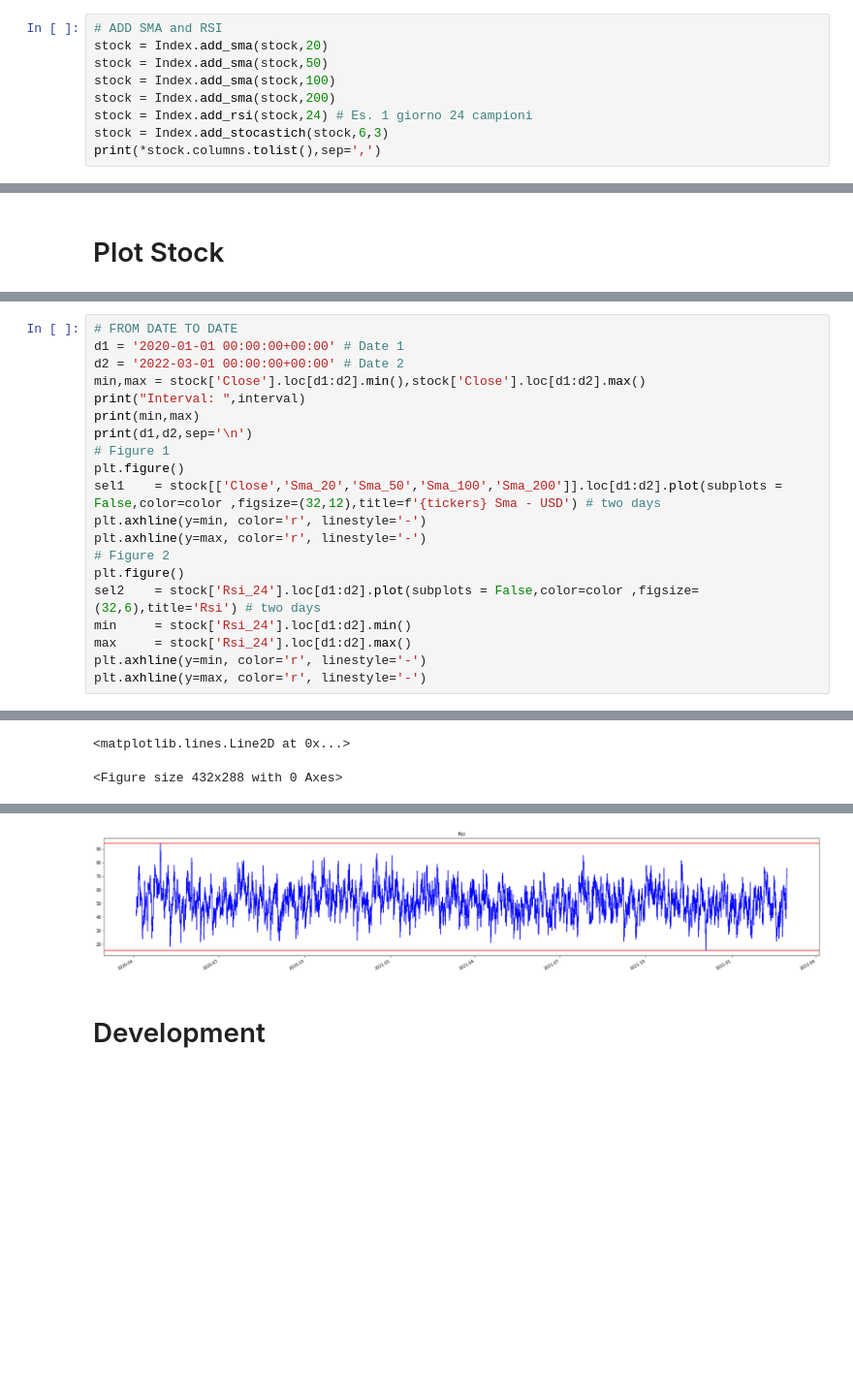
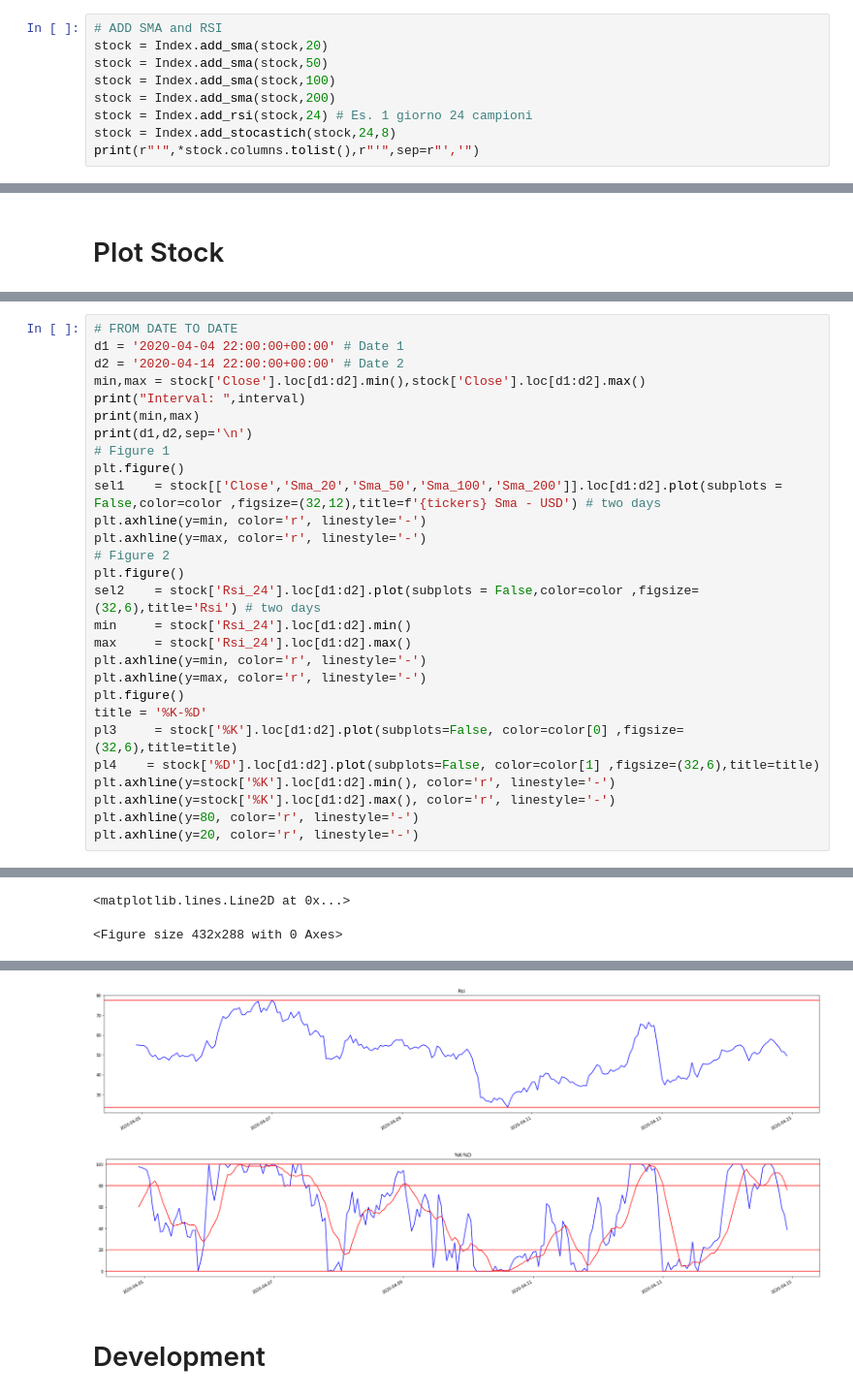
Before and after one commit to MarcoPluchino/2021_FinanceJupyterTutorial, a Jupyter notebook: rbt/notebook/wc_20220329_prova.ipynb, the cells around one changed output, grey strips where cells are left out. Shown at 97% size. Drawn from its saved outputs; the diff is of its cells as text; blank space fills up the shorter version.

```diff
--- a/rbt/notebook/wc_20220329_prova.ipynb
+++ b/rbt/notebook/wc_20220329_prova.ipynb
@@ -53,8 +53,8 @@ stock = Index.add_sma(stock,50)
 stock = Index.add_sma(stock,100)
 stock = Index.add_sma(stock,200)
 stock = Index.add_rsi(stock,24) # Es. 1 giorno 24 campioni
-stock = Index.add_stocastich(stock,6,3)
-print(*stock.columns.tolist(),sep=',')
+stock = Index.add_stocastich(stock,24,8)
+print(r"'",*stock.columns.tolist(),r"'",sep=r"','")
 # %% [output]
 Added Sma_20, 20 campioni
 Added Sma_50, 50 campioni
@@ -144,7 +165,7 @@ Ultimi 120 giorni
 # %%
 # FROM DATE TO DATE
-d1 = '2020-01-01 00:00:00+00:00' # Date 1
-d2 = '2022-03-01 00:00:00+00:00' # Date 2
+d1 = '2020-04-04 22:00:00+00:00' # Date 1
+d2 = '2020-04-14 22:00:00+00:00' # Date 2
 min,max = stock['Close'].loc[d1:d2].min(),stock['Close'].loc[d1:d2].max()
 print("Interval: ",interval)
 print(min,max)
@@ -161,5 +182,13 @@ min     = stock['Rsi_24'].loc[d1:d2].min()
 max     = stock['Rsi_24'].loc[d1:d2].max()
 plt.axhline(y=min, color='r', linestyle='-')
 plt.axhline(y=max, color='r', linestyle='-')
+plt.figure()
+title = '%K-%D'
+pl3     = stock['%K'].loc[d1:d2].plot(subplots=False, color=color[0] ,figsize=(32,6),title=title)
+pl4    = stock['%D'].loc[d1:d2].plot(subplots=False, color=color[1] ,figsize=(32,6),title=title)
+plt.axhline(y=stock['%K'].loc[d1:d2].min(), color='r', linestyle='-')
+plt.axhline(y=stock['%K'].loc[d1:d2].max(), color='r', linestyle='-')
+plt.axhline(y=80, color='r', linestyle='-')
+plt.axhline(y=20, color='r', linestyle='-')
 # %% [output]
 Interval:  1h
@@ -172,4 +201,5 @@ Interval:  1h
-[figure, old version]
+[figure, new version]
+[figure, added]
 # %% [markdown]
 # Development
 # %%
```
Also changed, not shown: parts of 9 cells of this notebook, 1 other file.
